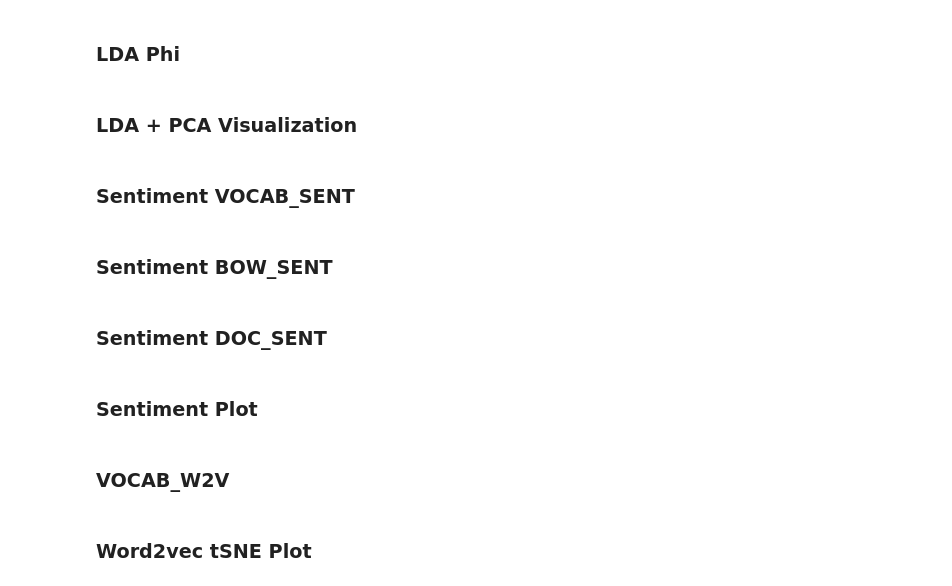
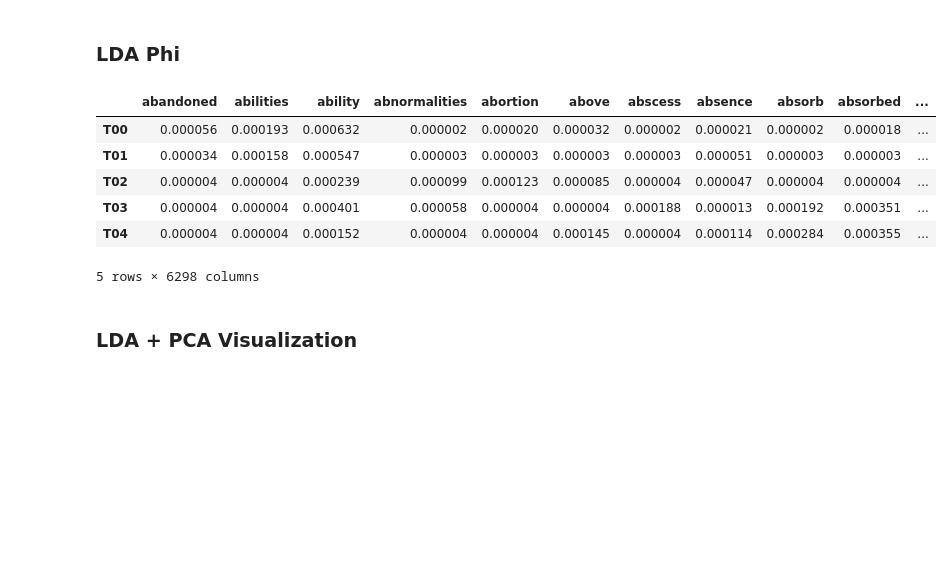
Before and after one commit to lderos/DS-5001-Final-Project, a Jupyter notebook: LDAmodels.ipynb, the cells around one changed output. Saved outputs shown, nothing was run; the diff lists cells and outputs as text; code cells hidden in the pictures; blank space fills up the shorter version.

```diff
--- a/LDAmodels.ipynb
+++ b/LDAmodels.ipynb
@@ -21,16 +113,26 @@ TFIDF_L2_terms = pd.read_csv("TFIDF_L2_terms.csv", sep="|")
 # %% [markdown]
 ### LDA Phi
+# %%
+# Save LDA phi / topic-term matrix
+LDA_PHI = pd.DataFrame(
+    lda.components_,
+    columns=terms_nv,
+    index=[f"T{i:02d}" for i in range(n_topics)]
+)
+
+# Normalize rows so each topic sums to 1
+LDA_PHI = LDA_PHI.div(LDA_PHI.sum(axis=1), axis=0)
+
+LDA_PHI.to_csv("LDA_PHI.csv", sep="|")
+
+LDA_PHI.head()
+# %% [output]
+|  | abandoned | abilities | ability | abnormalities | abortion | above | abscess | absence | absorb | absorbed | ... |
+| T00 | 0.000056 | 0.000193 | 0.000632 | 0.000002 | 0.000020 | 0.000032 | 0.000002 | 0.000021 | 0.000002 | 0.000018 | ... |
+| T01 | 0.000034 | 0.000158 | 0.000547 | 0.000003 | 0.000003 | 0.000003 | 0.000003 | 0.000051 | 0.000003 | 0.000003 | ... |
+| T02 | 0.000004 | 0.000004 | 0.000239 | 0.000099 | 0.000123 | 0.000085 | 0.000004 | 0.000047 | 0.000004 | 0.000004 | ... |
+| T03 | 0.000004 | 0.000004 | 0.000401 | 0.000058 | 0.000004 | 0.000004 | 0.000188 | 0.000013 | 0.000192 | 0.000351 | ... |
+| T04 | 0.000004 | 0.000004 | 0.000152 | 0.000004 | 0.000004 | 0.000145 | 0.000004 | 0.000114 | 0.000284 | 0.000355 | ... |
+5 rows × 6298 columns
 # %% [markdown]
 ### LDA + PCA Visualization
-# %% [markdown]
-### Sentiment VOCAB_SENT
-# %% [markdown]
-### Sentiment BOW_SENT
-# %% [markdown]
-### Sentiment DOC_SENT
-# %% [markdown]
-### Sentiment Plot
-# %% [markdown]
-### VOCAB_W2V
-# %% [markdown]
-### Word2vec tSNE Plot
```
Also changed, not shown: parts of 8 cells of this notebook, 4 other files.
